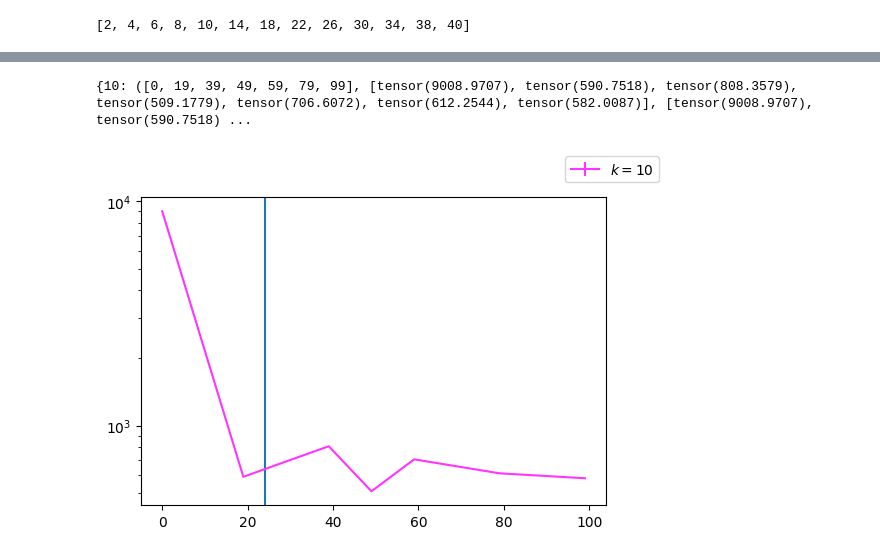
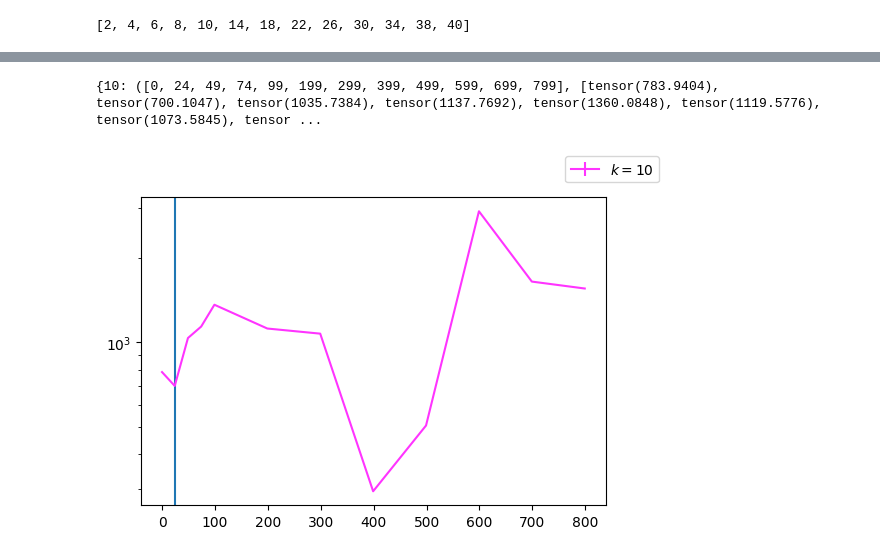
Before and after one commit to 4castRenewables/maelstrom-a6, a Jupyter notebook: notebooks/dcv2_analysis.ipynb, the cells around one changed output, grey strips where cells are left out. Saved outputs shown, nothing was run; the diff lists cells and outputs as text; code cells hidden in the pictures.

```diff
--- a/notebooks/dcv2_analysis.ipynb
+++ b/notebooks/dcv2_analysis.ipynb
@@ -30,9 +30,9 @@ logger = logging.getLogger("notebook")
 
 device = torch.device("cpu")
 
-plots = pathlib.Path("/p/project1/deepacf/emmerich1/plots")
+plots = pathlib.Path("/p/project1/deepacf/emmerich1/plots/paper-1")
 
-scratch = pathlib.Path("/p/scratch1/deepacf/emmerich1/dcv2")
+scratch = pathlib.Path("/p/project1/deepacf/emmerich1/dcv2")
 path_k40_2_crops = scratch / "multi-level-all-fields-1964-2023"
 
 def get_k_from_file_name(p: pathlib.Path) -> int:
@@ -50,0 +53,13 @@ ks
+# %%
+import torchvision
+
+# dataset = torchvision.datasets.CIFAR10(
+#     root="/p/project1/deepacf/emmerich1/data/cifar10",
+#     train=True,
+#     download=True,
+# )
+dataset = torchvision.datasets.MNIST(
+    root="/p/project1/deepacf/emmerich1/data/mnist",
+    train=True,
+    download=True,
+)
@@ -63,7 +340,7 @@ def sort_by_epoch(paths: list[pathlib.Path]) -> list[pathlib.Path]:
 
 def calculate_ssds_with_mean_and_std(path: pathlib.Path) -> torch.Tensor:
     """Get the sum of squared (angular) distances between samples and cluster centers."""
-    tensors_path = path / "results/tensors"
+    tensors_path = path
     distance_files = sort_by_epoch(tensors_path.glob("*-distances.pt"))
     centroids_files = sort_by_epoch(tensors_path.glob("*-centroids.pt"))
     embeddings_files = sort_by_epoch(tensors_path.glob("*-embeddings.pt"))
@@ -86,29 +363,6 @@ def calculate_ssds_with_mean_and_std(path: pathlib.Path) -> torch.Tensor:
         cos_sim, _ = dot_products.max(dim=1)
         return ((1-cos_sim)**2).sum()
 
-    def calculate_accuracy_between_crops(e, c):
-        accuracies = []
-        for head in range(e.shape[0]):
-            assignments = []
-            for crop in range(e[head].shape[0]):
-                dot_products = torch.mm(e[head][crop], c.t())
-                _, assignment = dot_products.max(dim=1)
-                assignments.append(assignment)
-            accuracies.append(torch.Tensor([sklearn.metrics.accuracy_score(left, right) for left, right in itertools.pairwise(assignments)]))
-        return torch.Tensor(accuracies)
-
-    def calculate_distance_between_crops(e):
-        cos_dist_sum = 0.0
-        for head in range(e.shape[0]):
-            for left, right in itertools.combinations(range(e[head].shape[0]), 2):
-                for i_sample in range(e[head][left].shape[0]):
-                    cos_sim = torch.dot(e[head][left][i_sample], e[head][right][i_sample])
-                    cos_dist = 1 - cos_sim
-                    cos_dist_sum += cos_dist
-        return cos_dist_sum ** 2
-
-    # ssd_per_head = [calculate_accuracy_between_crops(e, c) for e, c in zip(embeddings, centroids)]
-    # ssd_per_head = [calculate_distance_between_crops(e) for e in embeddings]
     ssd_per_head = [calculate_ssd(e, c) for e, c in zip(embeddings, centroids)]
     ssd_mean = [ssd.nanmean() for ssd in ssd_per_head]
     ssd_std = [ssd.std() for ssd in ssd_per_head]
@@ -172,5 +424,5 @@ plot_ssds(ssds_six_crops, manual_scale_axis=False, plot_individual=True)
 # %%
-path_mnist = pathlib.Path("/p/scratch1/deepacf/maelstrom/emmerich1/dcv2/mnist-400-epochs")
+path_mnist = pathlib.Path("/p/project1/deepacf/emmerich1/dcv2/mnist-1-node-1-gpu")
 ssds_two_crops = {10: calculate_ssds_with_mean_and_std(path_mnist)}
 print(ssds_two_crops)
 plot_ssds(ssds_two_crops)
@@ -179,3 +431,3 @@ RANK 0 (LOCAL 0) - INFO - 2024-06-07 16:58:22 - 0:05:29 - /p/scratch1/deepacf/ma
-{10: ([0, 19, 39, 49, 59, 79, 99], [tensor(9008.9707), tensor(590.7518), tensor(808.3579), tensor(509.1779), tensor(706.6072), tensor(612.2544), tensor(582.0087)], [tensor(9008.9707), tensor(590.7518) ...
+{10: ([0, 24, 49, 74, 99, 199, 299, 399, 499, 599, 699, 799], [tensor(783.9404), tensor(700.1047), tensor(1035.7384), tensor(1137.7692), tensor(1360.0848), tensor(1119.5776), tensor(1073.5845), tensor ...
-[figure, old version]
+[figure, new version]
 # %%
```
Also changed, not shown: parts of 13 cells of this notebook, 5 other files.
